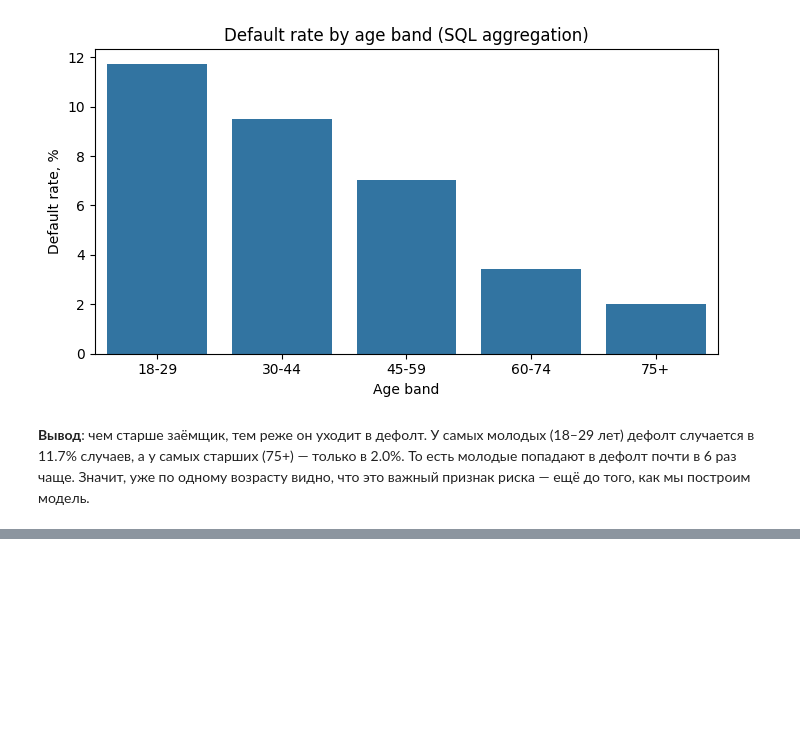
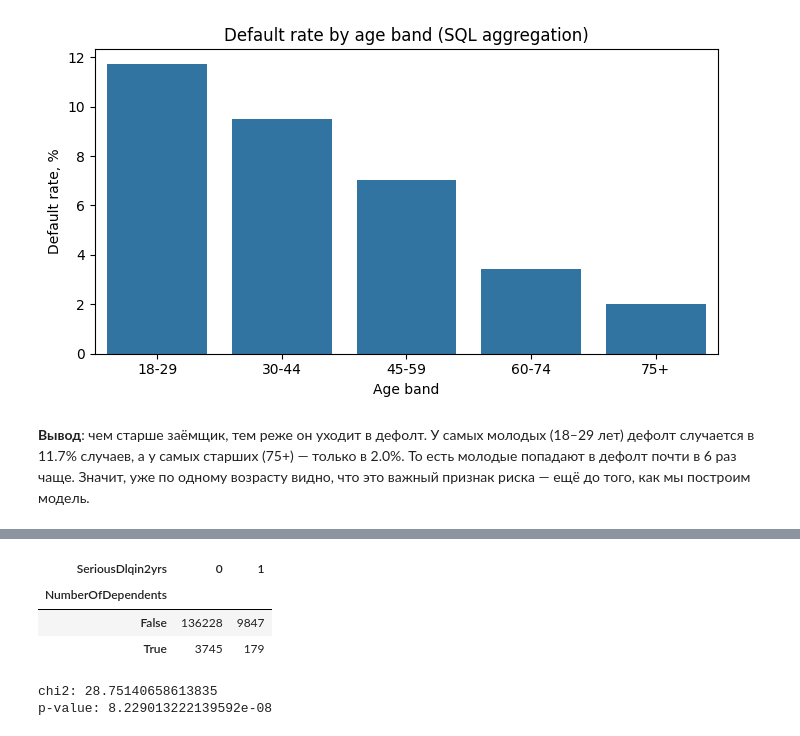
Before and after one commit to GiannisAnte/credit-scoring-case, a Jupyter notebook: credit_scoring_case.ipynb, the cells around one changed output, grey strips where cells are left out. Drawn from its saved outputs; the diff is of its cells as text; code cells hidden in the pictures; blank space fills up the shorter version.

```diff
--- a/credit_scoring_case.ipynb
+++ b/credit_scoring_case.ipynb
@@ -210,0 +274,2 @@ plt.show()
+# %%
+df = df[df["age"] > 0]
@@ -210,0 +279,3 @@ plt.show()
+# %%
+df["MonthlyIncome_was_missing"] = df["MonthlyIncome"].isna().astype(int)
+df["MonthlyIncome"] = df["MonthlyIncome"].fillna(df["MonthlyIncome"].median())
@@ -210,0 +301,21 @@ plt.show()
+# %%
+temp_t = pd.crosstab(
+    df["NumberOfDependents"].isna(),
+    df["SeriousDlqin2yrs"]
+)
+temp_t
+# %% [output]
+| SeriousDlqin2yrs | 0 | 1 |
+| NumberOfDependents |  |  |
+| False | 136228 | 9847 |
+| True | 3745 | 179 |
+# %%
+from scipy.stats import chi2_contingency
+
+chi2, p_value, dof, expected = chi2_contingency(temp_t)
+
+print("chi2:", chi2)
+print("p-value:", p_value)
+# %% [output]
+chi2: 28.75140658613835
+p-value: 8.229013222139592e-08
```
Also changed, not shown: parts of 13 cells of this notebook.
